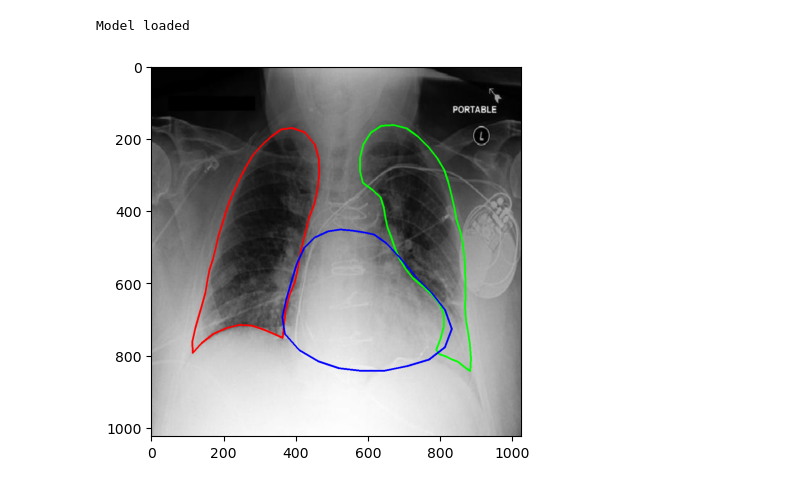
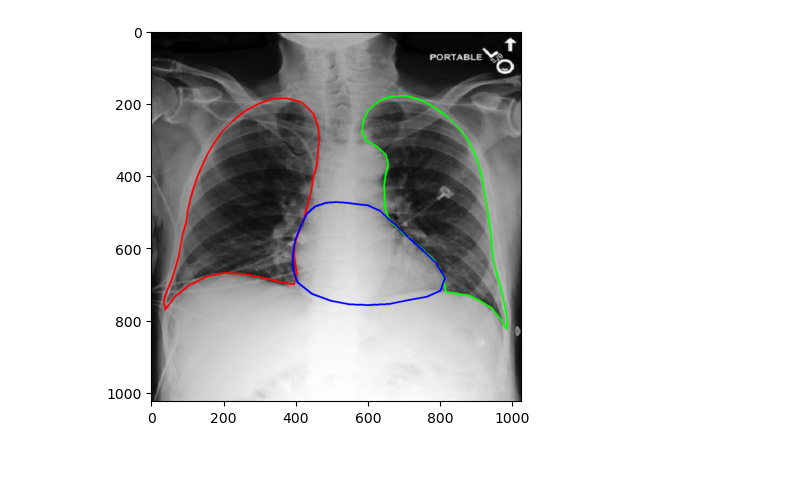
Before and after one commit to sogandzk/medical-foundation-model, a Jupyter notebook: src/000-test.ipynb, the cells around one changed output. Drawn from its saved outputs; the diff is of its cells as text; code cells hidden in the pictures.

```diff
--- a/src/000-test.ipynb
+++ b/src/000-test.ipynb
@@ -76,31 +76,28 @@ hybrid = Hybrid(config.copy(), D_t, U_t, A_t).to(device)
 hybrid.load_state_dict(torch.load(os.path.join(HybridGNet_pth, "../Weights/SegmentationModel/bestMSE.pt"),
                                   map_location=torch.device('cpu')))
 hybrid.eval()
-print('Model loaded')
-# %% [output]
-Model loaded
 # %%
-img = cv2.imread('../data/mimic-cxr-mini/test/s50010747.jpg', 0) / 255.0
+img = cv2.imread('../data/mimic-cxr-mini/test/s50014127.jpg', 0) / 255.0
 img = cv2.resize(img, (1024, 1024))
 # plt.imshow(img, cmap='gray')
 
 data = torch.from_numpy(img).unsqueeze(0).unsqueeze(0).to(device).float()
 # print(torch.min(data))
 # print(torch.max(data))
 # print(data.shape)
 
 with torch.no_grad():
     output = hybrid(data)
     if len(output) > 1:
         output = output[0]
     output = output.cpu().numpy().reshape(-1, 2) * 1024
     output = output.round().astype('int')
 
     RL = output[:44]
     LL = output[44:94]
     H = output[94:]
 
     # outseg = getDenseMask(RL, LL, H)
     plt.imshow(DrawMask(img, RL, LL, H))
 # %% [output]
-[figure, old version]
+[figure, new version]
```
